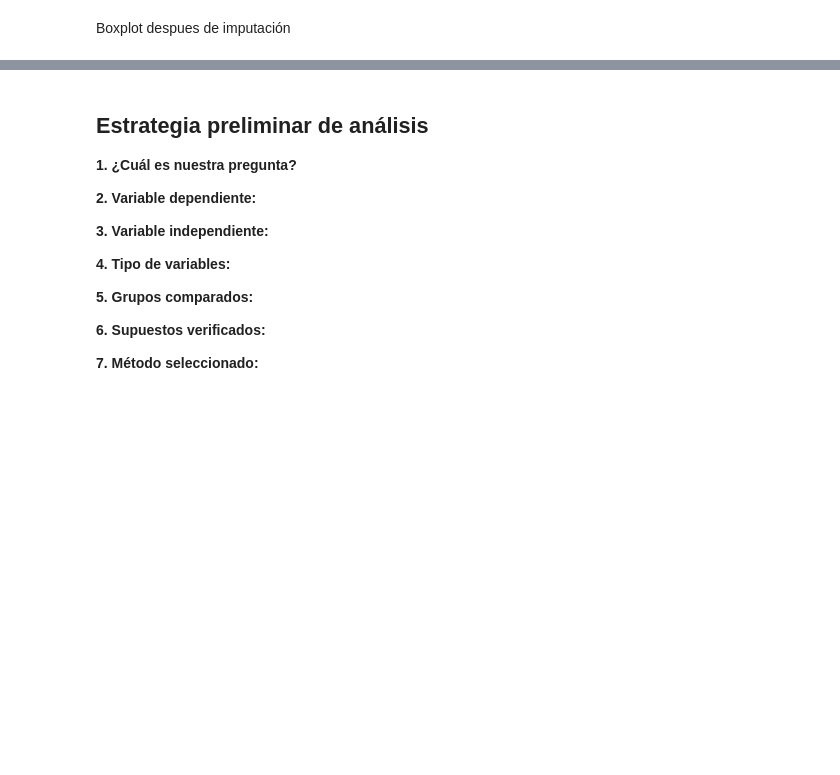
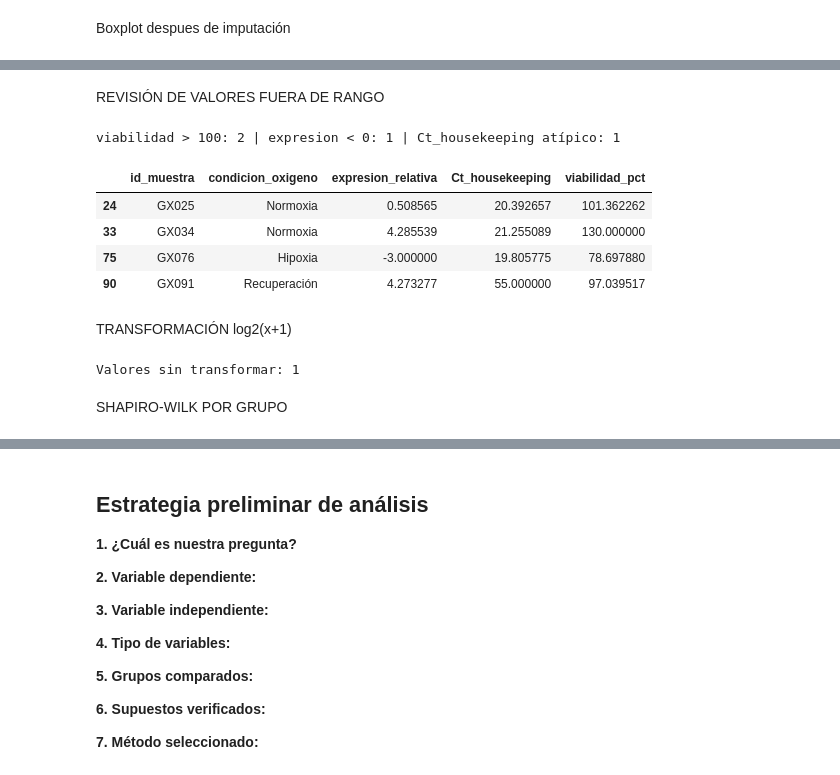
Before and after one commit to Antonyus1204/Proyecto_grupal_BIO218, a Jupyter notebook: Proyecto_grupal_BIO218(version2).ipynb, the cells around one changed output, grey strips where cells are left out. Saved outputs shown, nothing was run; the diff lists cells and outputs as text; code cells hidden in the pictures; blank space fills up the shorter version.

```diff
--- a/Proyecto_grupal_BIO218(version2).ipynb
+++ b/Proyecto_grupal_BIO218(version2).ipynb
@@ -264,0 +270,21 @@ plt.show()
+# %%
+# -------------------------------------------------------------
+# CELDA 9. ATÍPICOS POR GRUPO MEDIANTE IQR
+# -------------------------------------------------------------
+# Definimos una función reutilizable para detectar atípicos con la regla del IQR.
+# Visto en Taller EDA Semana 3 (CELDA 13) y Repaso Parcial 1 (CELDA 10).
+def detectar_outliers_iqr(serie):
+    q1 = serie.quantile(0.25)
+    q3 = serie.quantile(0.75)
+    iqr = q3 - q1
+    limite_inferior = q1 - 1.5 * iqr
+    limite_superior = q3 + 1.5 * iqr
+    mascara = (serie < limite_inferior) | (serie > limite_superior)
+    return mascara, q1, q3, iqr, limite_inferior, limite_superior
+
+# Aplicamos la función a cada condición de oxígeno, igual que lo hace el boxplot.
+for grupo in df_limpio["condicion_oxigeno"].unique():
+    x = df_limpio.loc[df_limpio["condicion_oxigeno"] == grupo, "expresion_relativa"]
+    mascara, q1, q3, iqr, li, ls = detectar_outliers_iqr(x)
+    print(f"{grupo}: Q1={q1:.2f}, Q3={q3:.2f}, límites=({li:.2f}, {ls:.2f}), atípicos={mascara.sum()}")
+    display(df_limpio.loc[x[mascara].index, ["id_muestra", "expresion_relativa"]])
@@ -264,0 +307,45 @@ plt.show()
+# %% [markdown]
+REVISIÓN DE VALORES FUERA DE RANGO
+# %%
+# -------------------------------------------------------------
+# CELDA 10. REVISIÓN DE VALORES FUERA DE RANGO
+# -------------------------------------------------------------
+# Marcamos los valores dudosos sin eliminarlos, para revisarlos antes de decidir.
+# Supuesto del grupo: la columna valor_dudoso es nuestra forma de dejar registro.
+df_limpio["valor_dudoso"] = False
+
+via = df_limpio["viabilidad_pct"] > 100
+neg = df_limpio["expresion_relativa"] < 0
+
+# Usamos la función de la CELDA 9 en todo Ct_housekeeping, porque el gen de referencia
+# debería ser estable entre condiciones.
+ct, q1, q3, iqr, li, ls = detectar_outliers_iqr(df_limpio["Ct_housekeeping"])
+
+df_limpio.loc[via | neg | ct, "valor_dudoso"] = True
+print("viabilidad > 100:", via.sum(), "| expresion < 0:", neg.sum(),
+      "| Ct_housekeeping atípico:", ct.sum())
+columnas = ["id_muestra", "condicion_oxigeno", "expresion_relativa",
+            "Ct_housekeeping", "viabilidad_pct"]
+display(df_limpio.loc[df_limpio["valor_dudoso"], columnas])
+# %% [output]
+viabilidad > 100: 2 | expresion < 0: 1 | Ct_housekeeping atípico: 1
+|  | id_muestra | condicion_oxigeno | expresion_relativa | Ct_housekeeping | viabilidad_pct |
+| 24 | GX025 | Normoxia | 0.508565 | 20.392657 | 101.362262 |
+| 33 | GX034 | Normoxia | 4.285539 | 21.255089 | 130.000000 |
+| 75 | GX076 | Hipoxia | -3.000000 | 19.805775 | 78.697880 |
+| 90 | GX091 | Recuperación | 4.273277 | 55.000000 | 97.039517 |
+# %% [markdown]
+TRANSFORMACIÓN log2(x+1)
+# %%
+# -------------------------------------------------------------
+# CELDA 11. TRANSFORMACIÓN log2(x+1)
+# -------------------------------------------------------------
+# Transformamos la expresión relativa a log2(x+1), como menciona la guía del proyecto (Paso 8).
+# Solo se puede aplicar si x > -1, así que el valor negativo queda como vacío, sin borrar la fila.
+# Fuente pendiente: completar (.where y np.log2).
+df_limpio["log2_expresion"] = np.log2(df_limpio["expresion_relativa"].where(df_limpio["expresion_relativa"] > -1) + 1)
+print("Valores sin transformar:", df_limpio["log2_expresion"].isna().sum())
+# %% [output]
+Valores sin transformar: 1
+# %% [markdown]
+SHAPIRO-WILK POR GRUPO
```
Also changed, not shown: parts of 8 cells of this notebook.
